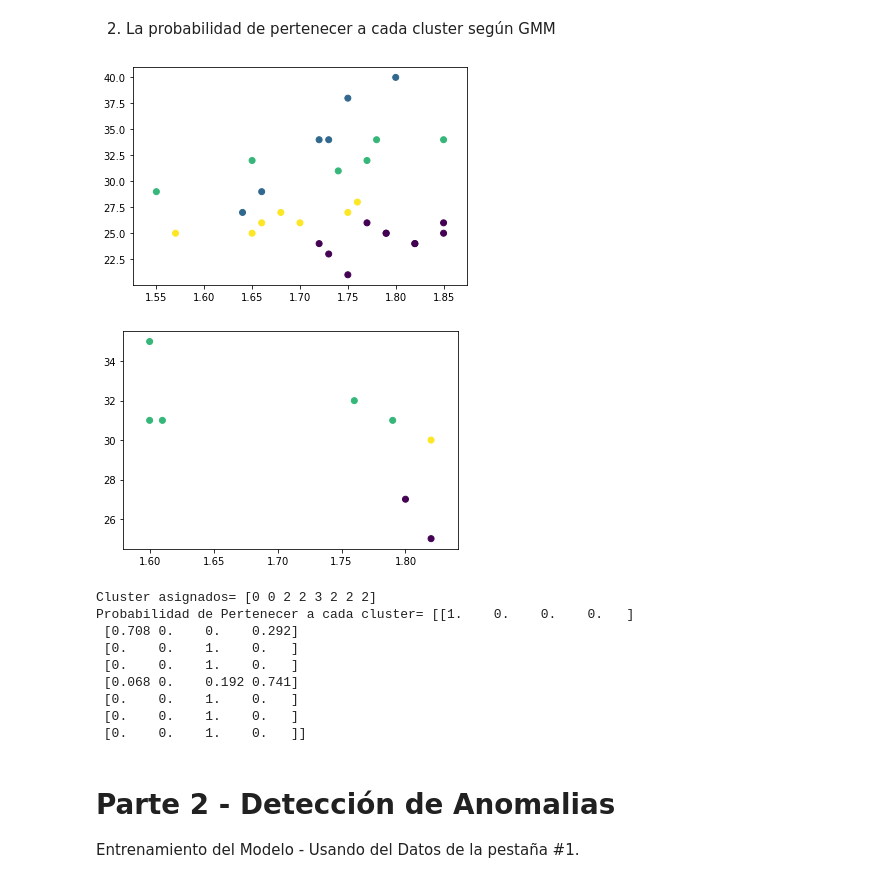
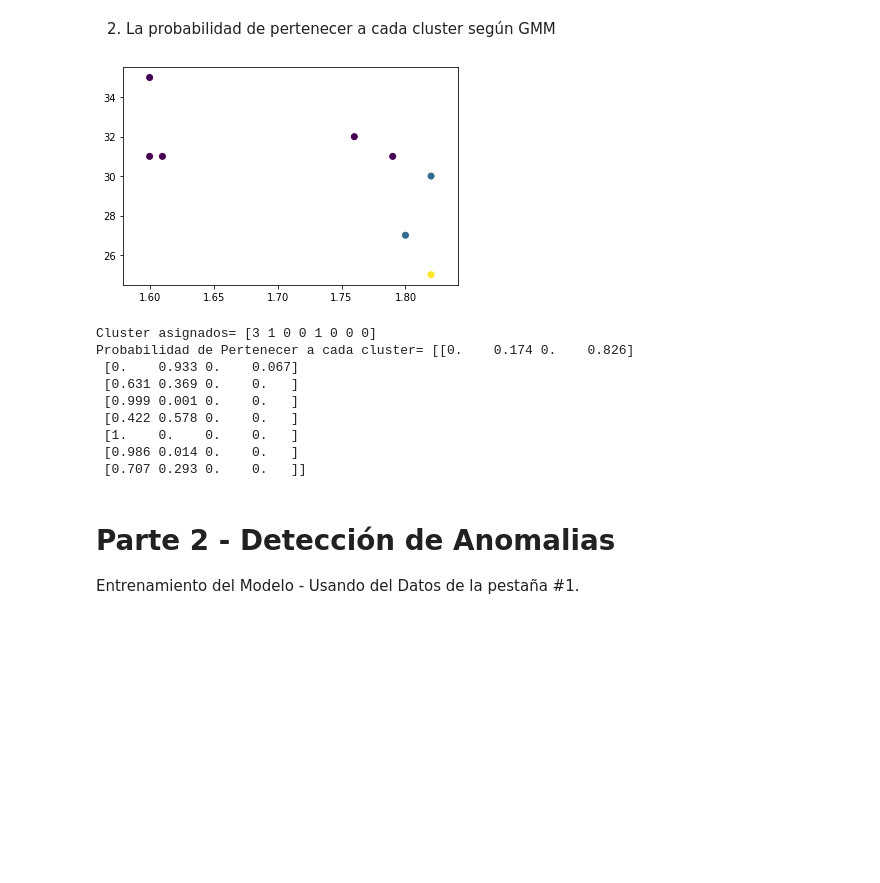
Before and after one commit to jonathanDeLeonGES/jupyterNotebooks, a Jupyter notebook: Practica 1 - Aprendizaje No Supervisado.ipynb, the cells around one changed output. Cells and saved outputs as stored; diff of their text form; code cells hidden in the pictures; blank space fills up the shorter version.

Commit message:
Asignacion Categoria y Mostrar Graficamente centroides

```diff
--- a/Practica 1 - Aprendizaje No Supervisado.ipynb
+++ b/Practica 1 - Aprendizaje No Supervisado.ipynb
@@ -188,6 +188,7 @@ def entrenamientoKMeans(X, K, epochs,show=True):
     if show==True:
         #Mostramos la grafica del Mejor Modelo
         plt.scatter(X[:,0],X[:,1], c=LabelsMin, cmap='viridis')
+        plt.scatter(centroides[:, 0], centroides[:, 1], s=30,marker='x',c='r')
         plt.show()
         print("Costo Despues de la Función de Entrenamiento=",costoTrain)
     #Retornamos el modelo que nos
@@ -236,13 +239,20 @@ def entrenamientoGMM(X, K,show=True):
     gmm = GaussianMixture(n_components=K).fit(X)
     # Asignamos las etiquetas a la información recibida
     labels = gmm.predict(X)
+
+    centroides = np.empty(shape=(gmm.n_components, X.shape[1]))
+    for i in range(gmm.n_components):
+        density = multivariate_normal(cov=gmm.covariances_[i], mean=gmm.means_[i]).logpdf(X)
+        centroides[i, :] = X[np.argmax(density)]
+
     #Mostramos en una grafica como queda la distribución
     if show==True:
         plt.scatter(X[:,0],X[:,1], c=labels)
+        plt.scatter(centroides[:, 0], centroides[:, 1], s=30,marker='x',c='r')
         #Mostramos la grafica
         plt.show()
     #Retornamos el modelo que nos
-    return gmm
+    return gmm, centroides
 # %% [markdown]
 2. Creamos la función para la predicción
 # %%
@@ -445,23 +574,22 @@ Mostramos los cluster asignados a cada dato
 # %%
 X_Pred= estaturas_test.values
 X_Train = estaturas_data.values
 K = 4
-model=entrenamientoGMM(X_Train, K)
+model,centroides=entrenamientoGMM(X_Train, K,False)
 clusters,proba = predicciónGMM(model, X_Pred)
 print('Cluster asignados=',clusters)
 print('Probabilidad de Pertenecer a cada cluster=',proba.round(3))
 # %% [output]
-[figure, old version]
+[figure, new version]
-[figure, removed]
-Cluster asignados= [0 0 2 2 3 2 2 2]
-Probabilidad de Pertenecer a cada cluster= [[1.    0.    0.    0.   ]
- [0.708 0.    0.    0.292]
- [0.    0.    1.    0.   ]
- [0.    0.    1.    0.   ]
- [0.068 0.    0.192 0.741]
- [0.    0.    1.    0.   ]
- [0.    0.    1.    0.   ]
- [0.    0.    1.    0.   ]]
+Cluster asignados= [3 1 0 0 1 0 0 0]
+Probabilidad de Pertenecer a cada cluster= [[0.    0.174 0.    0.826]
+ [0.    0.933 0.    0.067]
+ [0.631 0.369 0.    0.   ]
+ [0.999 0.001 0.    0.   ]
+ [0.422 0.578 0.    0.   ]
+ [1.    0.    0.    0.   ]
+ [0.986 0.014 0.    0.   ]
+ [0.707 0.293 0.    0.   ]]
 # %% [markdown]
 # Parte 2 -  Detección de Anomalias
 
```
Also changed, not shown: parts of 27 cells of this notebook.
